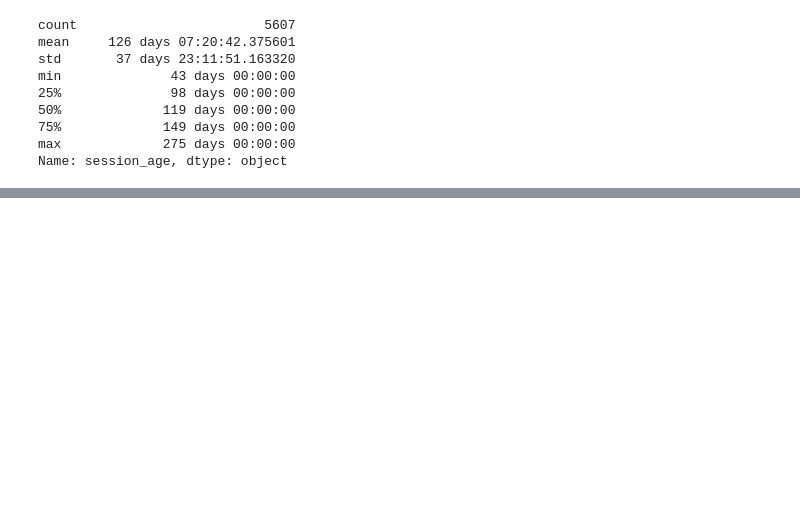
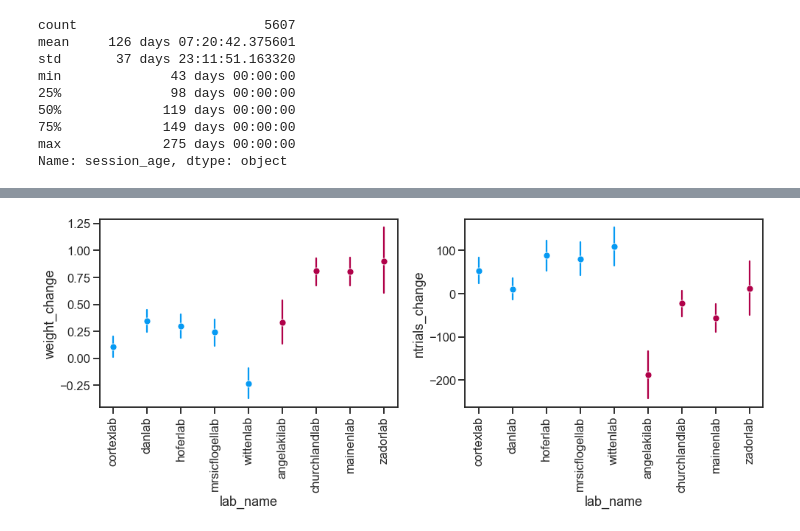
Before and after one commit to int-brain-lab/citricAcid, a Jupyter notebook: brainwidemap_mice.ipynb, the cells around one changed output, grey strips where cells are left out. Cells and saved outputs as stored; diff of their text form; code cells hidden in the pictures; blank space fills up the shorter version.

```diff
--- a/brainwidemap_mice.ipynb
+++ b/brainwidemap_mice.ipynb
@@ -183,0 +194,20 @@ Name: session_age, dtype: object
+# %%
+# get session with date
+session_with_date = behavior.TrialSet.proj('n_trials') \
+    * (acquisition.Session.proj(session_date='DATE(session_start_time)'))
+b = subj * session_with_date * avg_weight_date * total_water_date
+b = b.proj('subject_nickname', 'subject_birth_date','sex', 'lab_name', 'avg_weight',
+           'total_water', 'watertype', 'n_trials')
+df2 = pd.DataFrame(b.fetch(as_dict=True))
+
+# errors in the database; throw away crazy weights
+df2 = df2[~(df2['avg_weight'] > 80)]
+df2 = df2[~(df2['avg_weight'] < 10)]
+
+# FOR EACH LAB, WHAT'S THE WEEKEND WATER REGIME?
+df2['weekend_water_regime'] = df2['lab_name'].map(lab_watermap)
+
+## ADD SOME MORE USEFUL INFO - group by week, from Saturday to Friday
+df2['session_date'] = pd.to_datetime(df2.session_date)
+df2['week_number']  = df2['session_date'].dt.week
+df2['weekday_name'] = df2['session_date'].dt.day_name()
@@ -183,0 +280,20 @@ Name: session_age, dtype: object
+# %%
+## plot
+condition_order = [ "restr", "CA"]
+palette = sns.xkcd_palette(['azure', 'raspberry'])
+f, ax = plt.subplots(ncols=2, nrows=1, figsize=[14, 6])
+
+sns.lineplot(x="lab_name", y="weight_change", hue="weekend_water_regime",
+               data=df3, err_style='bars', marker='o', linewidth=0, legend=False, ax=ax[0],
+            palette=palette, hue_order=condition_order)
+sns.lineplot(x="lab_name", y="ntrials_change", hue="weekend_water_regime",
+               data=df3, err_style='bars', marker='o', linewidth=0, legend=False, ax=ax[1],
+            palette=palette, hue_order=condition_order)
+
+plt.setp(ax[0].xaxis.get_majorticklabels(), rotation=90)
+plt.setp(ax[1].xaxis.get_majorticklabels(), rotation=90)
+
+#sns.despine(trim=True)
+f.tight_layout()
+# %% [output]
+[figure, added]
```
Also changed, not shown: parts of 6 cells of this notebook, 1 other file.
